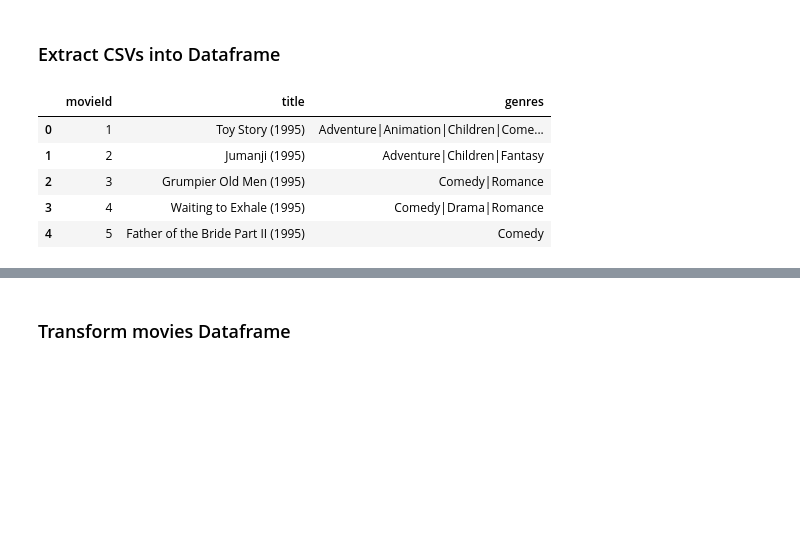
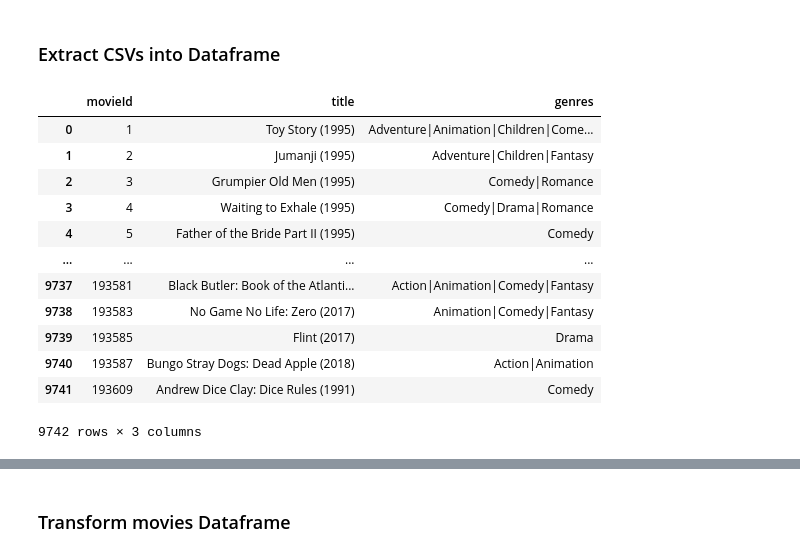
Before and after one commit to Prathima0808/Project-4, a Jupyter notebook: data_etl.ipynb, the cells around one changed output, grey strips where cells are left out. Cells and saved outputs as stored; diff of their text form; code cells hidden in the pictures; blank space fills up the shorter version.

```diff
--- a/data_etl.ipynb
+++ b/data_etl.ipynb
@@ -10,14 +13,21 @@ import config
 # %%
 movies_file = "Resources/movies.csv"
 movies_df = pd.read_csv(movies_file)
-movies_df.head()
+movies_df#.head()
 # %% [output]
 |  | movieId | title | genres |
 | 0 | 1 | Toy Story (1995) | Adventure|Animation|Children|Come... |
 | 1 | 2 | Jumanji (1995) | Adventure|Children|Fantasy |
 | 2 | 3 | Grumpier Old Men (1995) | Comedy|Romance |
 | 3 | 4 | Waiting to Exhale (1995) | Comedy|Drama|Romance |
 | 4 | 5 | Father of the Bride Part II (1995) | Comedy |
+| ... | ... | ... | ... |
+| 9737 | 193581 | Black Butler: Book of the Atlanti... | Action|Animation|Comedy|Fantasy |
+| 9738 | 193583 | No Game No Life: Zero (2017) | Animation|Comedy|Fantasy |
+| 9739 | 193585 | Flint (2017) | Drama |
+| 9740 | 193587 | Bungo Stray Dogs: Dead Apple (2018) | Action|Animation |
+| 9741 | 193609 | Andrew Dice Clay: Dice Rules (1991) | Comedy |
+9742 rows × 3 columns
 # %%
 ratings_file = "Resources/ratings.csv"
 ratings_df = pd.read_csv(ratings_file)
```
Also changed, not shown: parts of 29 cells of this notebook.
